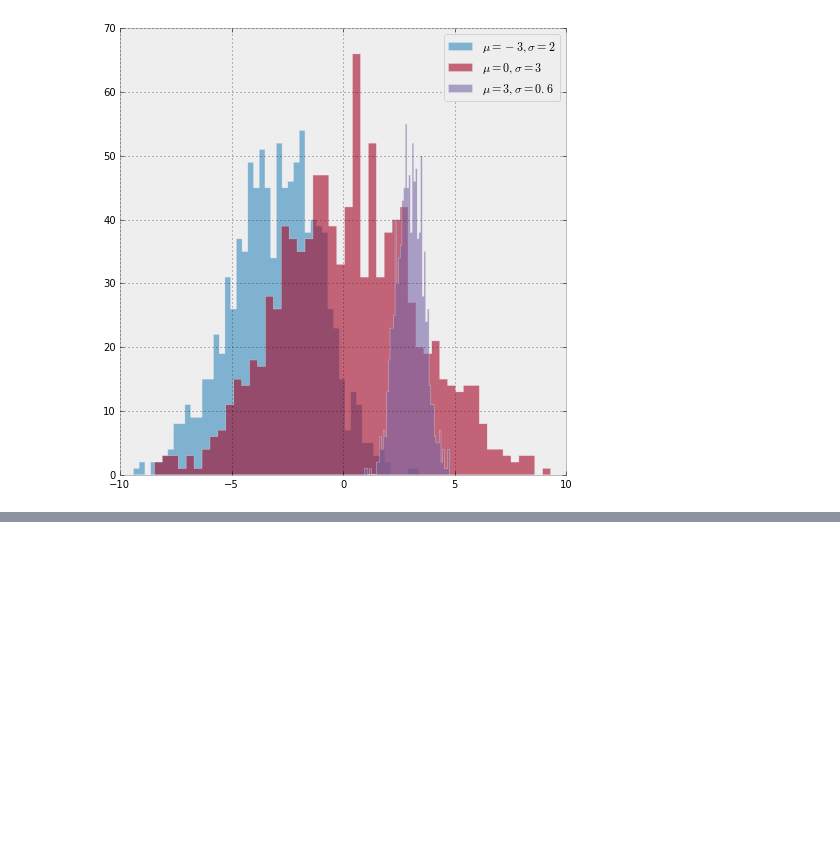
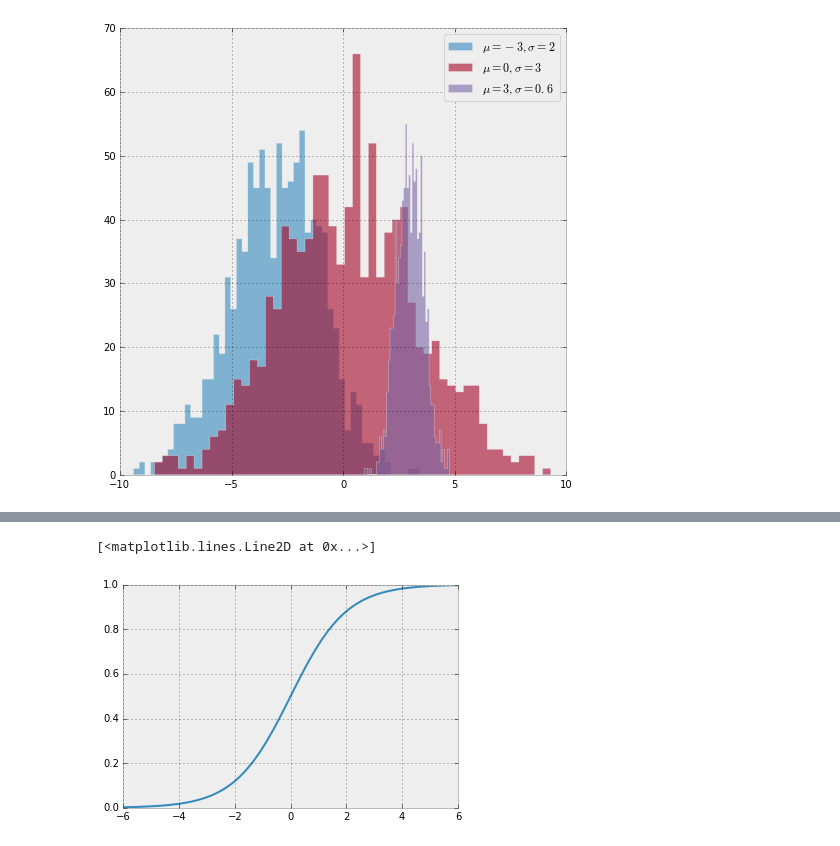
Before and after one commit to semio/notebooks, a Jupyter notebook: sandbox/Matplotlib.ipynb, the cells around one changed output, grey strips where cells are left out. Cells and saved outputs as stored; diff of their text form; code cells hidden in the pictures; blank space fills up the shorter version.

```diff
--- a/sandbox/Matplotlib.ipynb
+++ b/sandbox/Matplotlib.ipynb
@@ -201,0 +233,10 @@ plt.show()
+# %%
+def logit(x):
+    return 1 / (1 + np.exp(-x))
+# %%
+x = np.linspace(-6, 6)
+
+plt.plot(x, logit(x))
+# %% [output]
+[<matplotlib.lines.Line2D at 0x...>]
+[figure, added]
```
Also changed, not shown: parts of 22 cells of this notebook, 14 other files.
